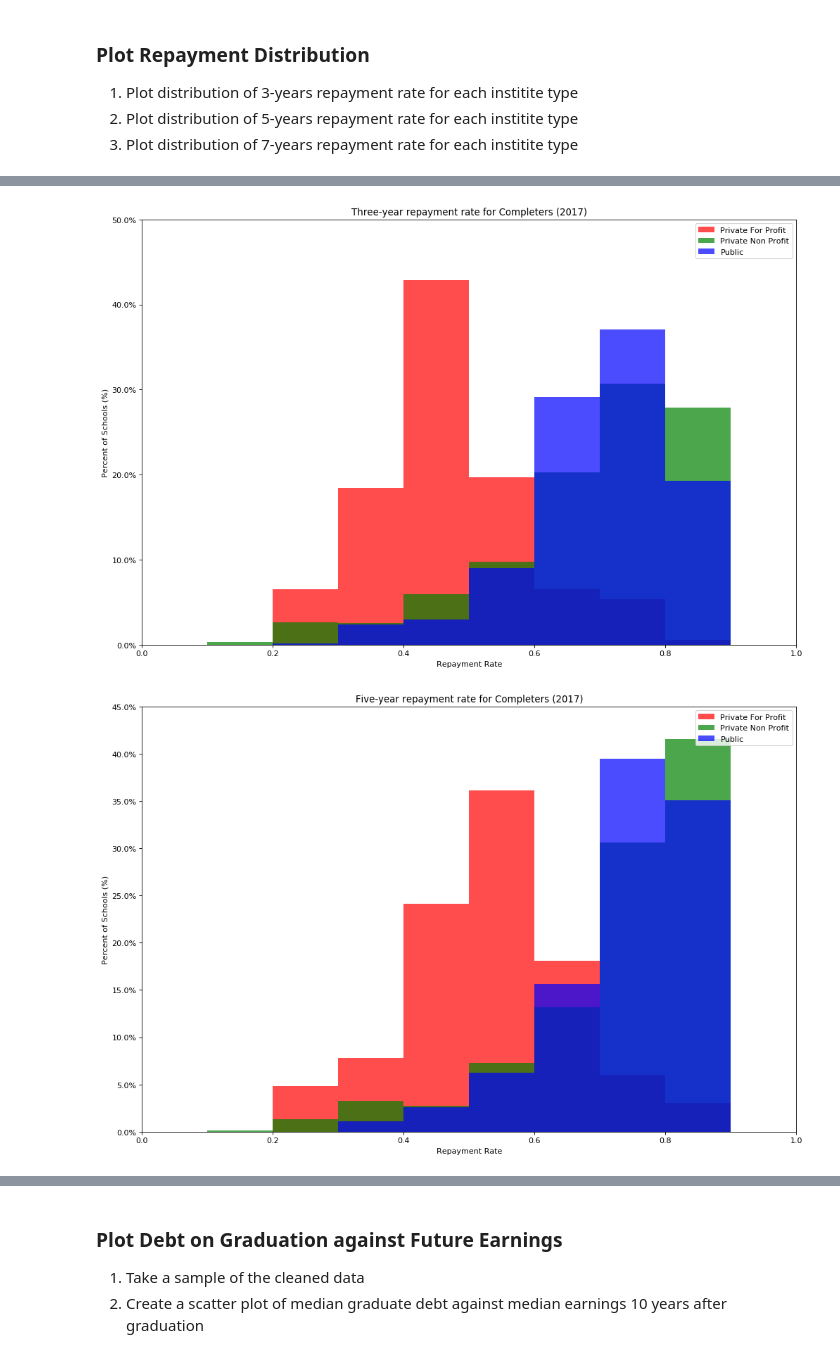
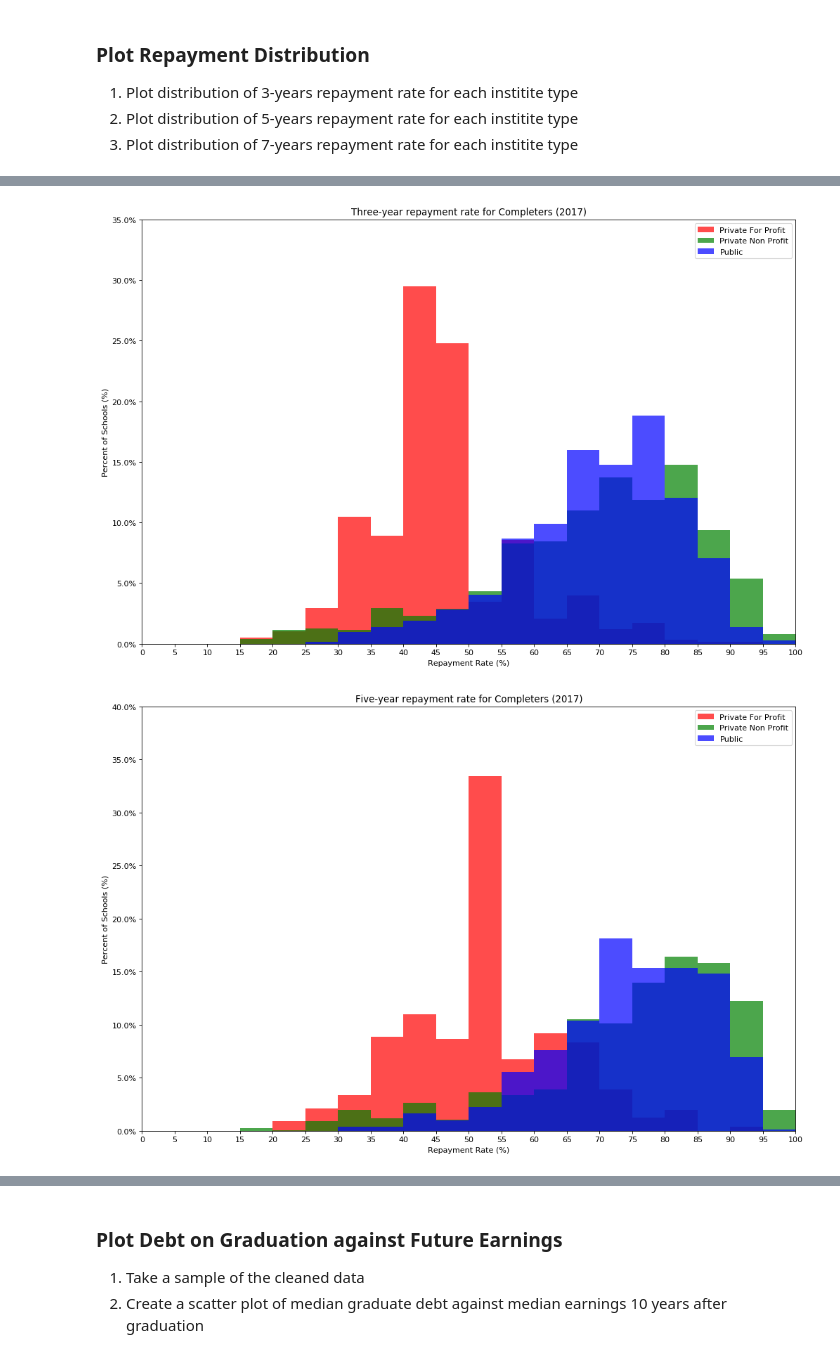
Before and after one commit to alexandermlecocq/project01, a Jupyter notebook: Project01.ipynb, the cells around one changed output, grey strips where cells are left out. Saved outputs shown, nothing was run; the diff lists cells and outputs as text; code cells hidden in the pictures.

```diff
--- a/Project01.ipynb
+++ b/Project01.ipynb
@@ -33,5 +33,7 @@ for index, row in merged_df.iterrows():
         column += 1
 
 #Convert the data columns to floats
-for column in merged_df.columns[10:]:
+for column in merged_df.columns[8:]:
     merged_df[column] = pd.to_numeric(merged_df[column])
+
+merged_df.dtypes
@@ -216,12 +241,17 @@ plt.savefig(file_name+".png")
+# %%
+# Convert Repayment Rates to Percentages
+merged_df['COMPL_RPY_3YR_RT_PERCENT'] = merged_df['COMPL_RPY_3YR_RT'] *100
+merged_df['COMPL_RPY_5YR_RT_PERCENT'] = merged_df['COMPL_RPY_5YR_RT'] *100
+merged_df['COMPL_RPY_7YR_RT_PERCENT'] = merged_df['COMPL_RPY_7YR_RT'] *100
+
+#Define Bins
+bin_width = 5
+bins = np.arange(0, 105, bin_width)
 # %%
-#Define Bins
-bin_width = 0.1
-bins = np.arange(0, 1, bin_width)
-
 # Make a separate list for each institution type for 3-year repayment
-x1 = list(df[df['CONTROL'] == 1]['COMPL_RPY_3YR_RT'])
-x2 = list(df[df['CONTROL'] == 2]['COMPL_RPY_3YR_RT'])
-x3 = list(df[df['CONTROL'] == 3]['COMPL_RPY_3YR_RT'])
+x1 = list(merged_df[merged_df['CONTROL'] == 1]['COMPL_RPY_3YR_RT_PERCENT'])
+x2 = list(merged_df[merged_df['CONTROL'] == 2]['COMPL_RPY_3YR_RT_PERCENT'])
+x3 = list(merged_df[merged_df['CONTROL'] == 3]['COMPL_RPY_3YR_RT_PERCENT'])
 
 # Multiple subplos with one figure
 plt.figure(num=None, figsize=(15, 10), dpi=80, facecolor='w', edgecolor='k')
@@ -233,12 +263,13 @@ plt.hist([x1, x2, x3], histtype="stepfilled", bins=bins, density=True, color=col
 # Add labels to X and Y axes :: Add title
 graph_title = "Three-year repayment rate for Completers (2017)"
 plt.title(graph_title)
-plt.xlabel("Repayment Rate")
+plt.xlabel("Repayment Rate (%)")
 plt.ylabel("Percent of Schools (%)")
 
 # Plot formatting
 plt.legend(loc="upper right")
-plt.xlim(0, 1)
+plt.xlim(0, 100)
+plt.xticks(bins)
 
 # Convert y-axis from normalized units to percentages
 locs, labels = plt.yticks()
@@ -249,38 +280,39 @@ plt.yticks(locs, labels)
 file_name = graph_title.replace(" ", "_")
 plt.savefig(file_name+".png")
 # %% [output]
-[figure, old version]
+[figure, new version]
 # %%
-# Make a separate list for each institution type for 3-year repayment
-y1 = list(df[df['CONTROL'] == 1]['COMPL_RPY_5YR_RT'])
-y2 = list(df[df['CONTROL'] == 2]['COMPL_RPY_5YR_RT'])
-y3 = list(df[df['CONTROL'] == 3]['COMPL_RPY_5YR_RT'])
+# Make a separate list for each institution type for 5-year repayment
+y1 = list(merged_df[merged_df['CONTROL'] == 1]['COMPL_RPY_5YR_RT_PERCENT'])
+y2 = list(merged_df[merged_df['CONTROL'] == 2]['COMPL_RPY_5YR_RT_PERCENT'])
+y3 = list(merged_df[merged_df['CONTROL'] == 3]['COMPL_RPY_5YR_RT_PERCENT'])
 
 # Multiple subplos with one figure
 plt.figure(num=None, figsize=(15, 10), dpi=80, facecolor='w', edgecolor='k')
 
 # Make the histogram using a list of lists
 # Normalize the school counts and assign colors and names
 plt.hist([y1, y2, y3], histtype="stepfilled", bins = bins, density=True, color = colors, label=names, alpha =0.7)
 
 # Add labels to X and Y axes :: Add title
 graph_title = "Five-year repayment rate for Completers (2017)"
 plt.title(graph_title)
-plt.xlabel("Repayment Rate")
+plt.xlabel("Repayment Rate (%)")
 plt.ylabel("Percent of Schools (%)")
 
 # Plot formatting
 plt.legend(loc="upper right")
-plt.xlim(0, 1)
+plt.xlim(0, 100)
+plt.xticks(bins)
 
 # Convert y-axis from normalized units to percentages
 locs, labels = plt.yticks()
 labels = [str(round(loc*bin_width*100, 1)) + "%" for loc in locs]
 plt.yticks(locs, labels)
 
 # Save fig
 file_name = graph_title.replace(" ", "_")
 plt.savefig(file_name+".png")
 # %% [output]
-[figure, old version]
+[figure, new version]
 # %%
```
Also changed, not shown: parts of 14 cells of this notebook.
